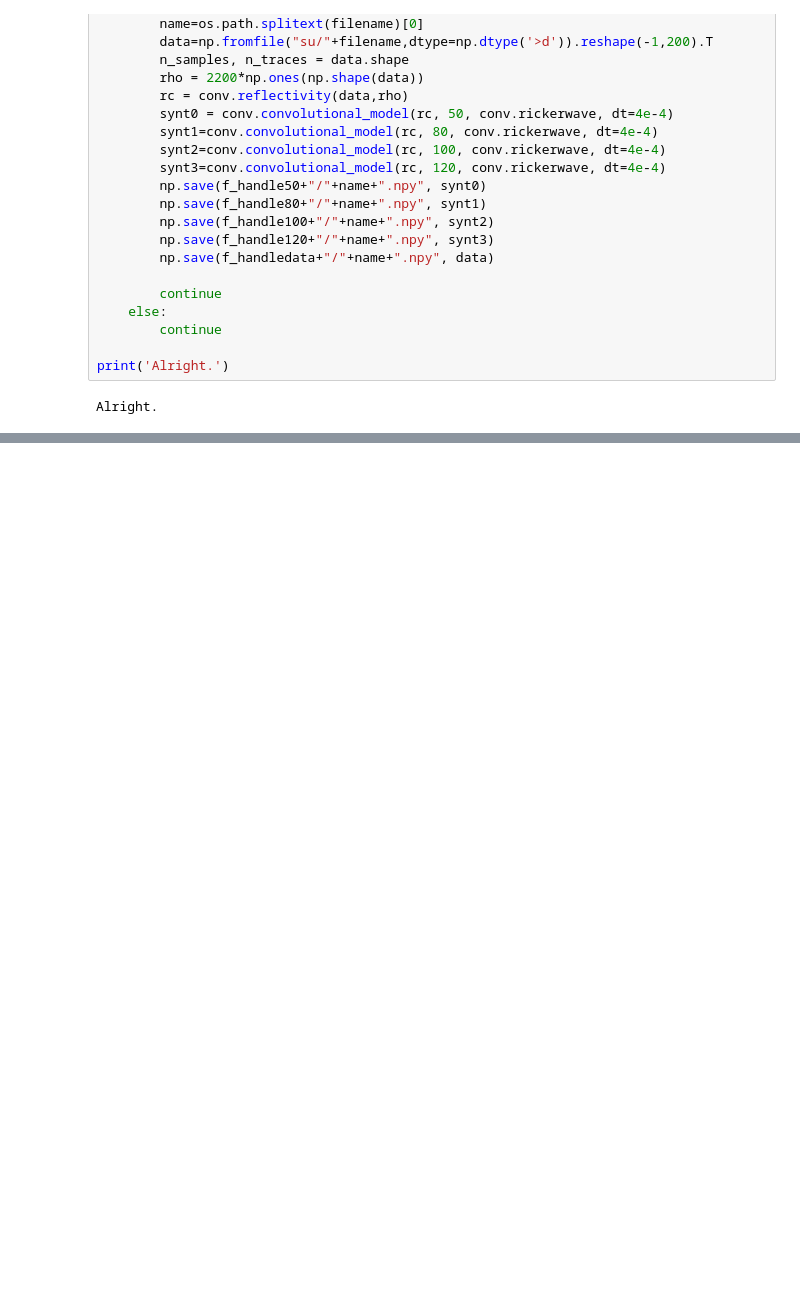
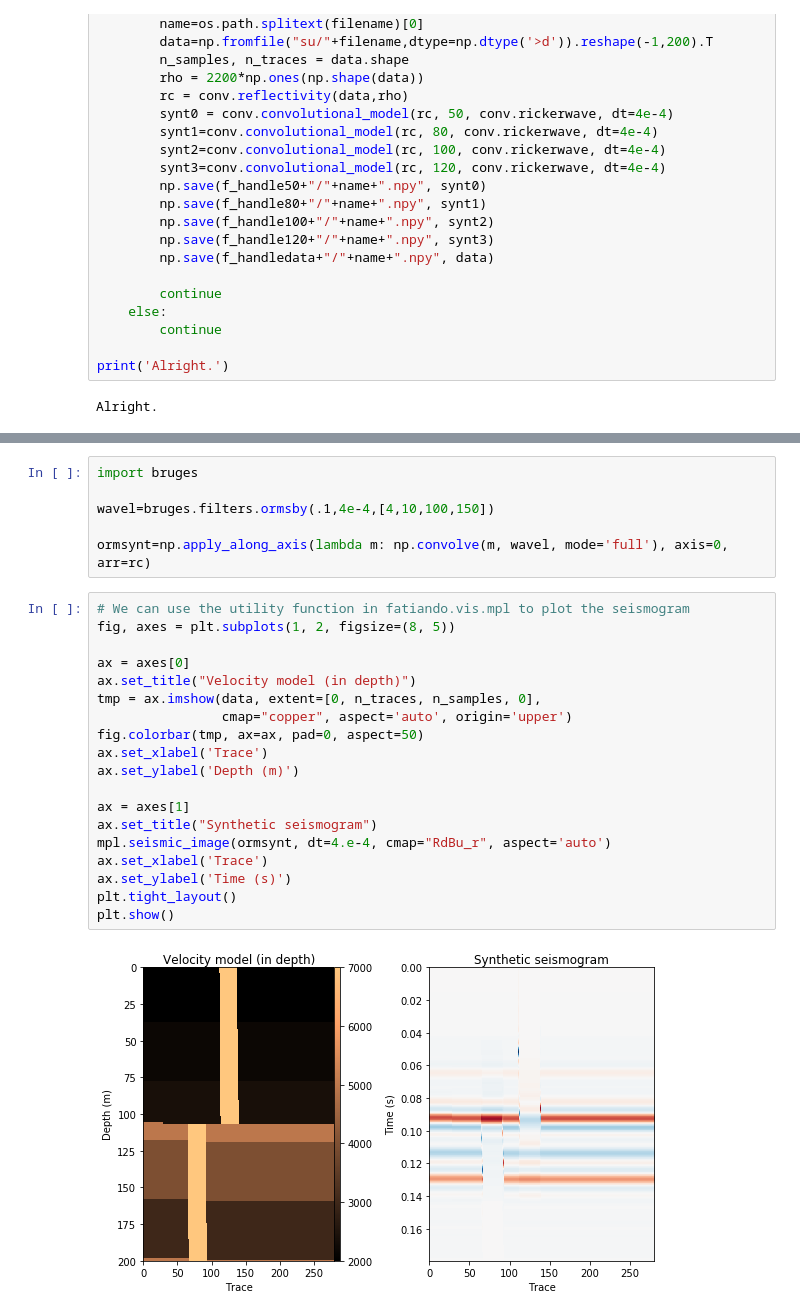
Before and after one commit to stevejpurves/model2seis, a Jupyter notebook: jesper/Modelling.ipynb, the cells around one changed output, grey strips where cells are left out. Saved outputs shown, nothing was run; the diff lists cells and outputs as text; blank space fills up the shorter version.

Commit message:
Ormsby Wavelet

```diff
--- a/jesper/Modelling.ipynb
+++ b/jesper/Modelling.ipynb
@@ -147,0 +148,27 @@ plt.show()
+# %%
+import bruges
+
+wavel=bruges.filters.ormsby(.1,4e-4,[4,10,100,150])
+
+ormsynt=np.apply_along_axis(lambda m: np.convolve(m, wavel, mode='full'), axis=0, arr=rc)
+# %%
+# We can use the utility function in fatiando.vis.mpl to plot the seismogram
+fig, axes = plt.subplots(1, 2, figsize=(8, 5))
+
+ax = axes[0]
+ax.set_title("Velocity model (in depth)")
+tmp = ax.imshow(data, extent=[0, n_traces, n_samples, 0],
+                cmap="copper", aspect='auto', origin='upper')
+fig.colorbar(tmp, ax=ax, pad=0, aspect=50)
+ax.set_xlabel('Trace')
+ax.set_ylabel('Depth (m)')
+
+ax = axes[1]
+ax.set_title("Synthetic seismogram")
+mpl.seismic_image(ormsynt, dt=4.e-4, cmap="RdBu_r", aspect='auto')
+ax.set_xlabel('Trace')
+ax.set_ylabel('Time (s)')
+plt.tight_layout()
+plt.show()
+# %% [output]
+[figure, added]
```
Also changed, not shown: parts of 6 cells of this notebook.
